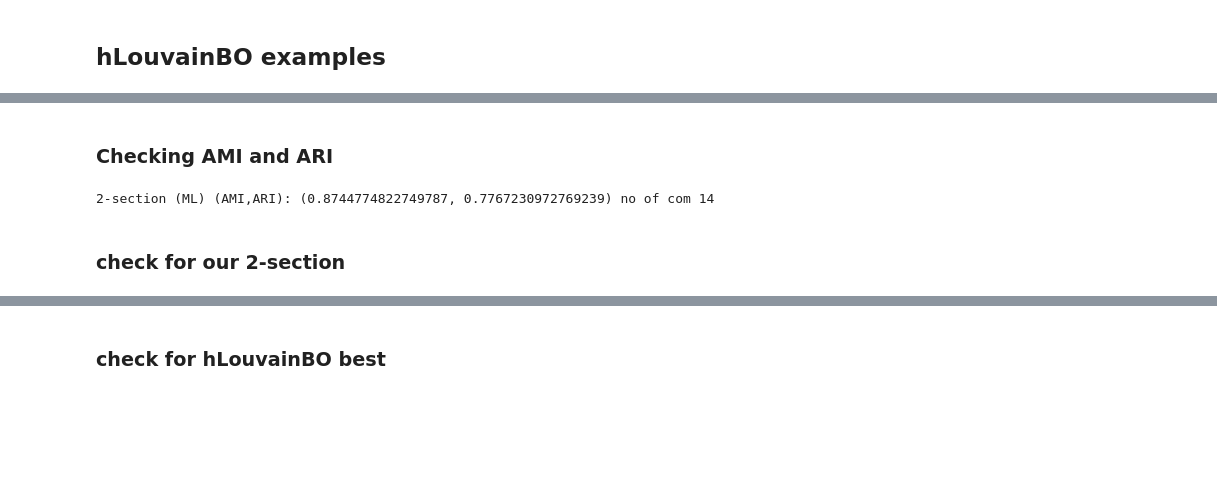
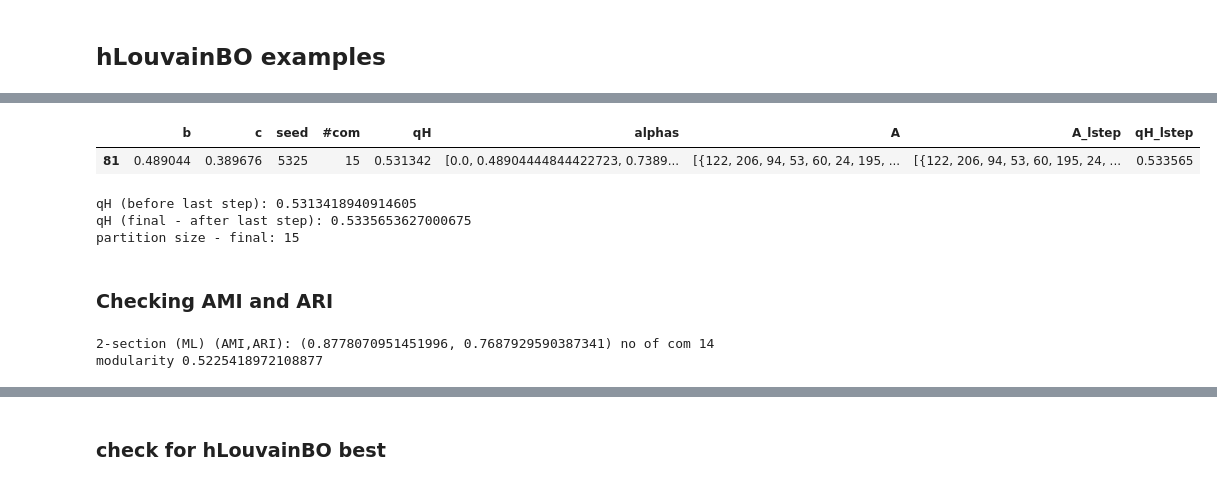
Before and after one commit to pawelwm/h-louvain, a Jupyter notebook: hLouvain-BO-examples.ipynb, the cells around one changed output, grey strips where cells are left out. Cells and saved outputs as stored; diff of their text form; code cells hidden in the pictures; blank space fills up the shorter version.

```diff
--- a/hLouvain-BO-examples.ipynb
+++ b/hLouvain-BO-examples.ipynb
@@ -149 +144,4 @@ HG = load_ABCDH_from_file("datasets/hg-linear_he.txt")
+# %%
+HG = load_ABCDH_from_file("datasets/results_300_he.txt")
+## julia --project abcdh.jl -n 300 -d 2.5,5,20 -c 1.5,10,30 -x 0.3 -q 0.0,0.4,0.3,0.2,0.1 -w :linear -s 1234 --stats -o results_300
 # %%
@@ -263,0 +246,3 @@ default one:
+# %%
+hBO = hLouvainBO(HG,hmod_tau=1,resolution =1,
+                                    random_seed = 8771)
@@ -264,8 +299,6 @@ default one:
 # %%
-## setting params:
-hBO.set_params(bomode="last_step")
+hBO.set_params(bomode="last_step", last_step_top_points = 1)
 result_df = hBO.hLouvain_perform_BO()
-print(result_df)
 # %% [output]
 |   iter    |  target   |     b     |     c     |
 -------------------------------------------------
@@ -317,2 +316,15 @@ print(result_df2[["b","c","#com",'qH','qH_lstep']])
+# %%
+result_df
+# %% [output]
+|  | b | c | seed | #com | qH | alphas | A | A_lstep | qH_lstep |
+| 81 | 0.489044 | 0.389676 | 5325 | 15 | 0.531342 | [0.0, 0.48904444844422723, 0.7389... | [{122, 206, 94, 53, 60, 24, 195, ... | [{122, 206, 94, 53, 60, 195, 24, ... | 0.533565 |
+# %%
+print("qH (before last step):",result_df["qH"].iloc[0])
+print("qH (final - after last step):",result_df["qH_lstep"].iloc[0])
+print("partition size - final:",len(result_df["A_lstep"].iloc[0]))
+# %% [output]
+qH (before last step): 0.5313418940914605
+qH (final - after last step): 0.5335653627000675
+partition size - final: 15
 # %% [markdown]
 ### Checking AMI and ARI
@@ -319,8 +336,5 @@ print(result_df2[["b","c","#com",'qH','qH_lstep']])
 # %%
-def getAMI_ARI(HG,gt,A):
-    d = hmod.part2dict(A)
-    A4ari = [d[str(i+1)] for i in range(len(HG.nodes))]
-    return AMI(gt, A4ari), ARI(gt, A4ari)
+# 2-section iGraph
 
 G = hmod.two_section(HG)
 G.vs['louvain'] = G.community_multilevel(weights='weight').membership
@@ -333,7 +347,7 @@ A_gt = [x for x in hmod.dict2part({str(i+1):gt[i] for i in range(len(gt))}) if l
 
 
 print("2-section (ML) (AMI,ARI):", getAMI_ARI(HG,gt,ML),"no of com", len(ML))
+print("modularity", hL.combined_modularity(ML, alpha = 1, hmod_tau = 1, resolution =1))
 # %% [output]
-2-section (ML) (AMI,ARI): (0.8744774822749787, 0.7767230972769239) no of com 14
+2-section (ML) (AMI,ARI): (0.8778070951451996, 0.7687929590387341) no of com 14
+modularity 0.5225418972108877
-# %% [markdown]
-### check for our 2-section
```
Also changed, not shown: parts of 27 cells of this notebook, 3 other files.
